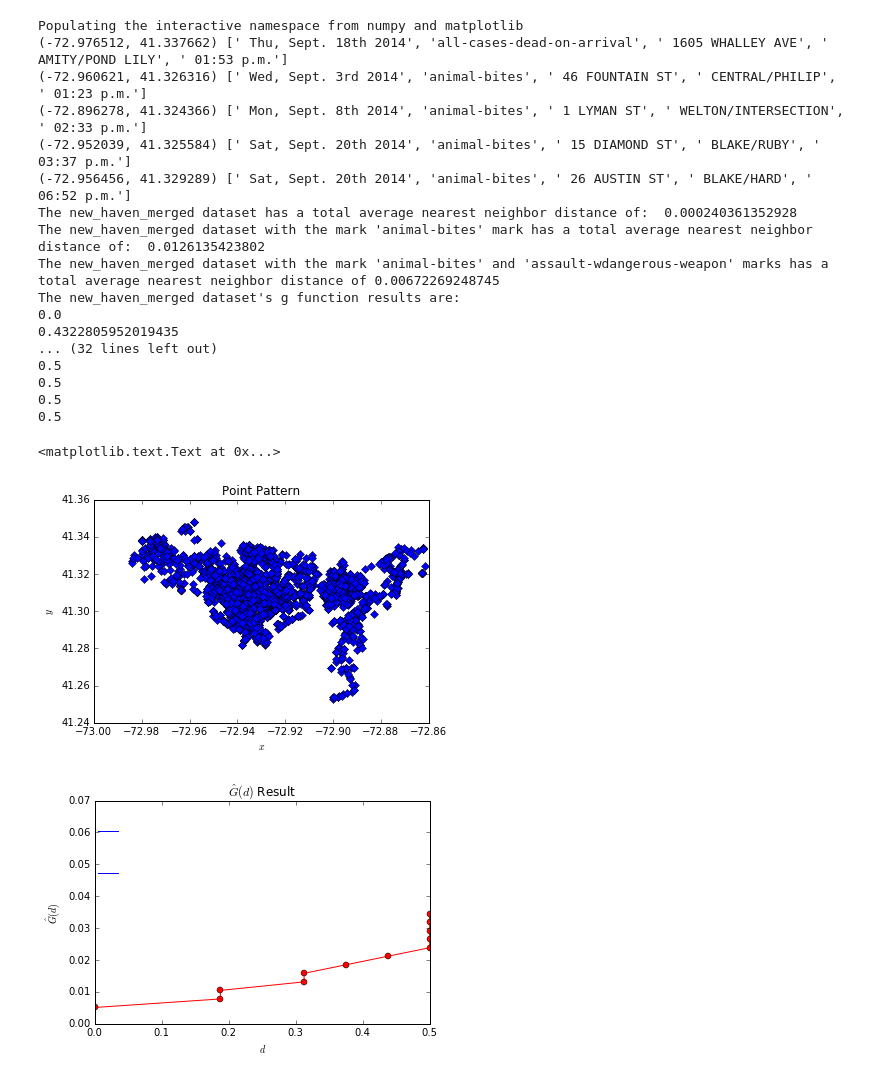
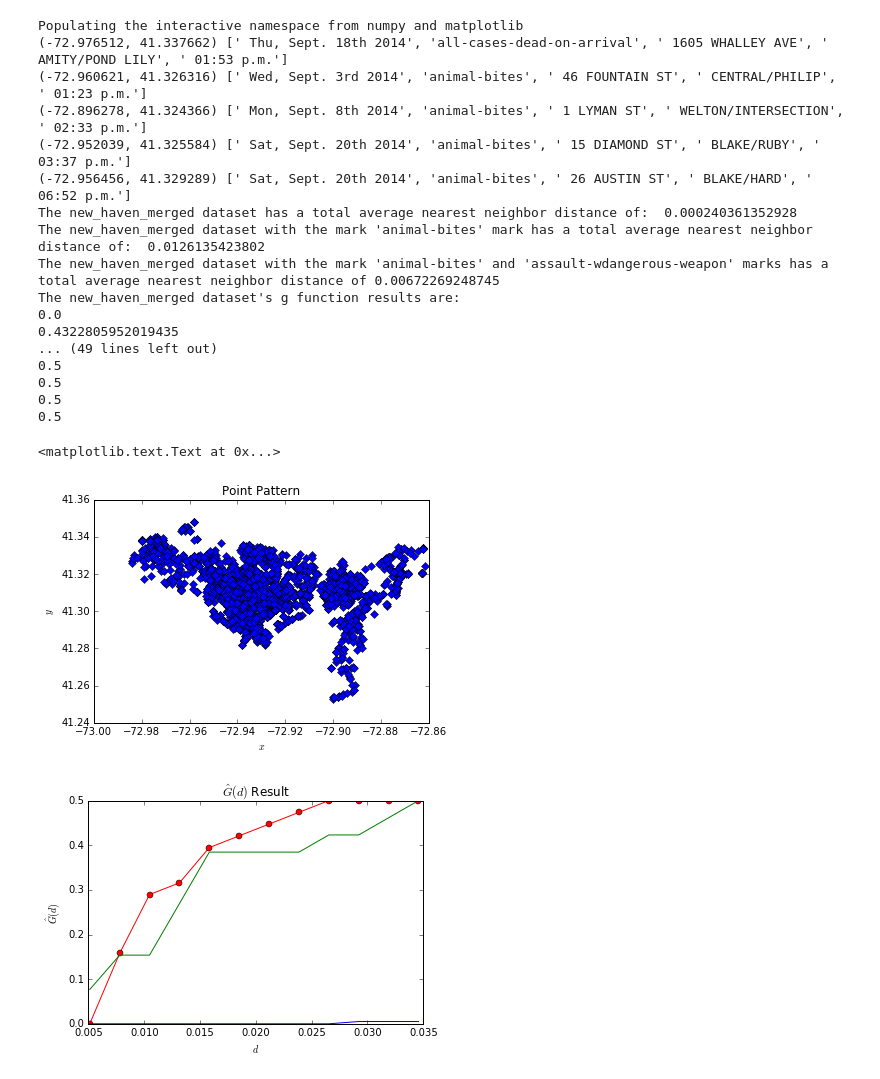
Before and after one commit to Geospatial-Python/assignment_09, a Jupyter notebook: pointPattern_Analysis.ipynb, the cells around one changed output. Cells and saved outputs as stored; diff of their text form; code cells hidden in the pictures.

Commit message:
added g-function confidence interval

```diff
--- a/pointPattern_Analysis.ipynb
+++ b/pointPattern_Analysis.ipynb
@@ -57,8 +57,13 @@ print("The new_haven_merged dataset's g function results with a mark of 'animal-
 for g in np_compute_g_mark:
     print(g)
 
-#find the critical points for the g function:
-criticalList = point_pattern.critical_points()
+print(ds2)
+
+#find the critical points for the g function,pass in the distance band you want it to use:
+minc,maxc,garray = point_pattern.g_critical_points(ds2)
+print(minc)
+print(maxc)
+print(garray)
 
 np_compute_g_mark2, ds3 = point_pattern.numpy_compute_g(12,['animal-bites','assault-wdangerous-weapon'])
 print("The new_haven_merged dataset's g function results with a marks of 'animal-bites' and 'assault-wdangerous-weapon' are: ")
@@ -79,35 +84,41 @@ ax1.set_xlabel(r'$x$')
 ax1.set_ylabel(r'$y$')
 ax1.set_title('Point Pattern')
 
 
 #now print the results of the g function (with mark animal bites):
 #np_compute_g holds the list of the G function for each discrete d.
 #ds1 holds the distance bands:
 fig2, ax2 = pyp.subplots()
-ax2.plot(np.array(np_compute_g_mark),np.array(ds2),'ro-')
-ax2.plot((np.amin(ds2),np.amax(ds2)),(criticalList[0],criticalList[0]),color='blue')
-ax2.plot((np.amin(ds2),np.amax(ds2)),(criticalList[1],criticalList[1]),color='blue')
+#ax2.plot(np.array(np_compute_g_mark),np.array(ds2),'ro-')
+ax2.plot(np.array(ds2),np.array(np_compute_g_mark2),'ro-')
+ax2.plot(np.array(ds2),np.array(minc))
+ax2.plot(np.array(ds2),np.array(maxc))
+#ax2.plot((np.amin(ds2),np.amax(ds2)),(criticalList[0],criticalList[0]),color='blue')
+#ax2.plot((np.amin(ds2),np.amax(ds2)),(criticalList[1],criticalList[1]),color='blue')
+#for i in range(12):
+#    ax2.plot((minc[i],ds2[i]),color='blue')
+#    ax2.plot((maxc[i],ds2[i]),color='blue')
 ax2.set_xlabel(r'$d$')
 ax2.set_ylabel(r'$\hat{G}(d)$')
 ax2.set_title(r'$\hat{G}(d)$ Result')
 # %% [output]
 Populating the interactive namespace from numpy and matplotlib
 (-72.976512, 41.337662) [' Thu, Sept. 18th 2014', 'all-cases-dead-on-arrival', ' 1605 WHALLEY AVE', ' AMITY/POND LILY', ' 01:53 p.m.']
 (-72.960621, 41.326316) [' Wed, Sept. 3rd 2014', 'animal-bites', ' 46 FOUNTAIN ST', ' CENTRAL/PHILIP', ' 01:23 p.m.']
 (-72.896278, 41.324366) [' Mon, Sept. 8th 2014', 'animal-bites', ' 1 LYMAN ST', ' WELTON/INTERSECTION', ' 02:33 p.m.']
 (-72.952039, 41.325584) [' Sat, Sept. 20th 2014', 'animal-bites', ' 15 DIAMOND ST', ' BLAKE/RUBY', ' 03:37 p.m.']
 (-72.956456, 41.329289) [' Sat, Sept. 20th 2014', 'animal-bites', ' 26 AUSTIN ST', ' BLAKE/HARD', ' 06:52 p.m.']
 The new_haven_merged dataset has a total average nearest neighbor distance of:  0.000240361352928
 The new_haven_merged dataset with the mark 'animal-bites' mark has a total average nearest neighbor distance of:  0.0126135423802
 The new_haven_merged dataset with the mark 'animal-bites' and 'assault-wdangerous-weapon' marks has a total average nearest neighbor distance of 0.00672269248745
 The new_haven_merged dataset's g function results are:
 0.0
 0.4322805952019435
-... (32 lines left out)
+... (49 lines left out)
 0.5
 0.5
 0.5
 0.5
 <matplotlib.text.Text at 0x...>
 [figure]
-[figure, old version]
+[figure, new version]
```
Also changed, not shown: 1 other file.
